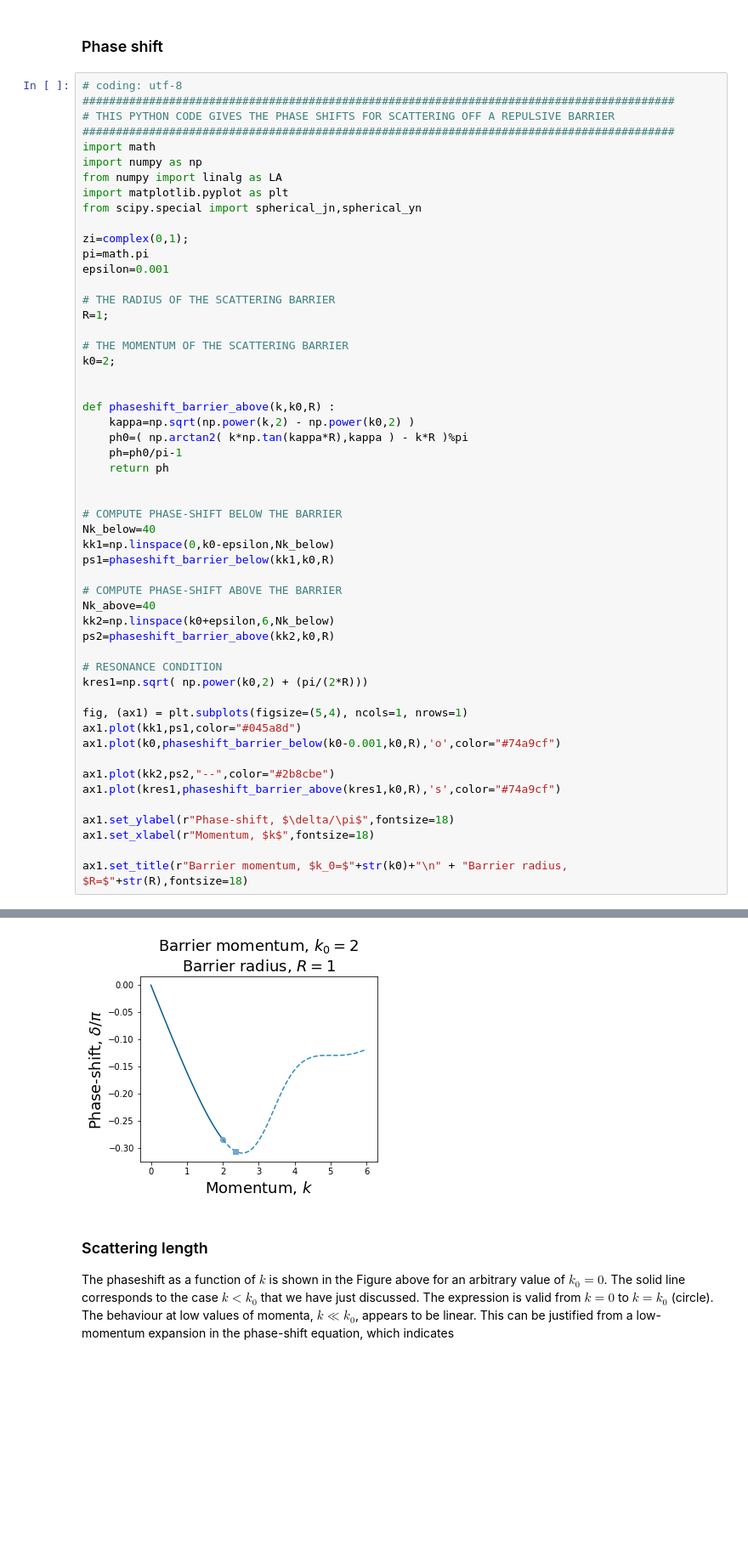
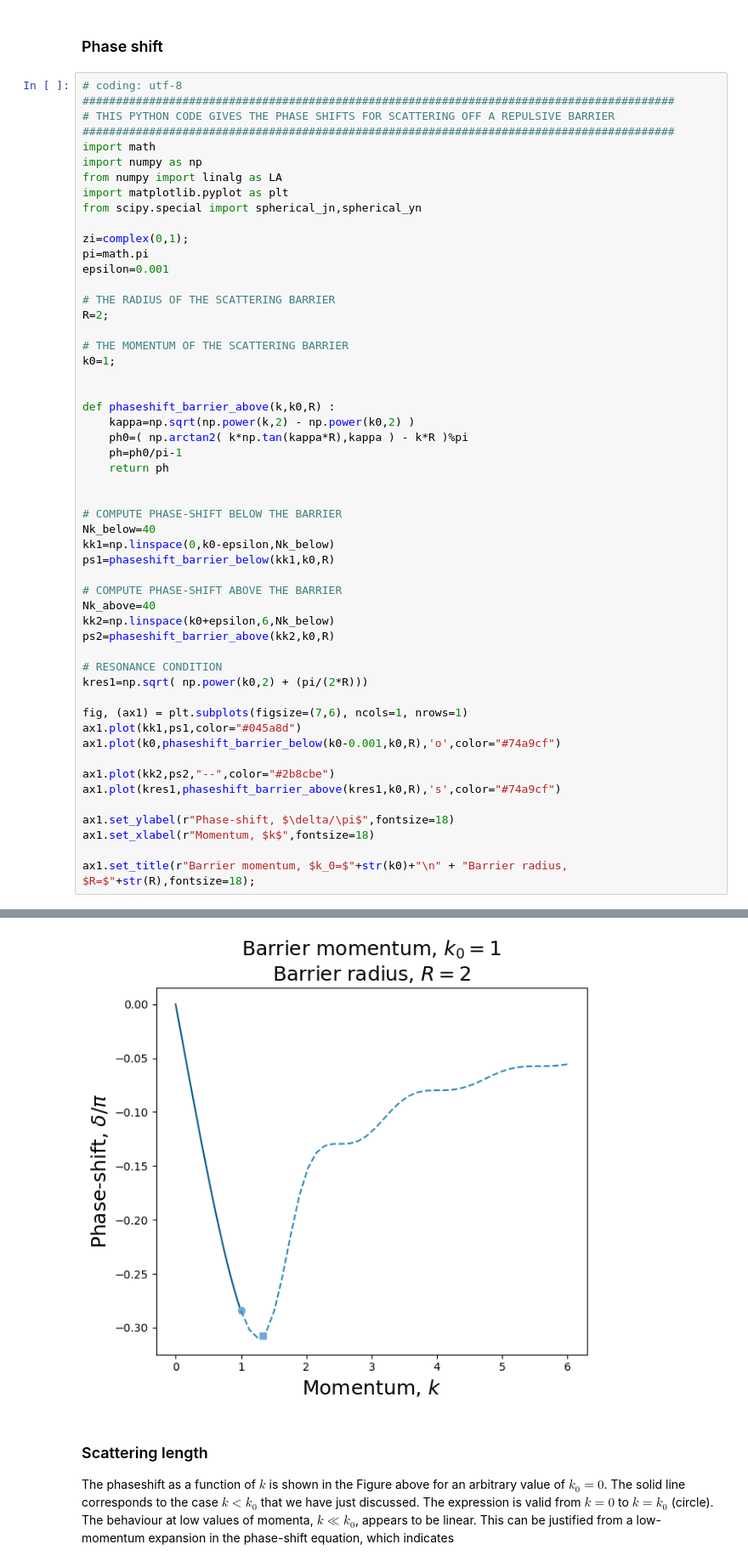
Before and after one commit to arnaurios/AdvancedQuantumMechanics, a Jupyter notebook: Scattering_spherical.ipynb, the cells around one changed output, grey strips where cells are left out. Shown at 85% size. Drawn from its saved outputs; the diff is of its cells as text; blank space fills up the shorter version.

```diff
--- a/Scattering_spherical.ipynb
+++ b/Scattering_spherical.ipynb
@@ -255,10 +259,10 @@ pi=math.pi
 epsilon=0.001
 
 # THE RADIUS OF THE SCATTERING BARRIER
-R=1;
+R=2;
 
 # THE MOMENTUM OF THE SCATTERING BARRIER
-k0=2;
+k0=1;
 
 
 def phaseshift_barrier_above(k,k0,R) :
@@ -281,7 +285,7 @@ ps2=phaseshift_barrier_above(kk2,k0,R)
 # RESONANCE CONDITION
 kres1=np.sqrt( np.power(k0,2) + (pi/(2*R)))
 
-fig, (ax1) = plt.subplots(figsize=(5,4), ncols=1, nrows=1)
+fig, (ax1) = plt.subplots(figsize=(7,6), ncols=1, nrows=1)
 ax1.plot(kk1,ps1,color="#045a8d")
 ax1.plot(k0,phaseshift_barrier_below(k0-0.001,k0,R),'o',color="#74a9cf")
 
@@ -291,5 +295,5 @@ ax1.plot(kres1,phaseshift_barrier_above(kres1,k0,R),'s',color="#74a9cf")
 ax1.set_ylabel(r"Phase-shift, $\delta/\pi$",fontsize=18)
 ax1.set_xlabel(r"Momentum, $k$",fontsize=18)
 
-ax1.set_title(r"Barrier momentum, $k_0=$"+str(k0)+"\n" + "Barrier radius, $R=$"+str(R),fontsize=18)
+ax1.set_title(r"Barrier momentum, $k_0=$"+str(k0)+"\n" + "Barrier radius, $R=$"+str(R),fontsize=18);
 # %% [output]
@@ -297,4 +300,4 @@ Text(0.5, 1.0, 'Barrier momentum, $k_0=$2\nBarrier radius, $R=$1')
-[figure, old version]
+[figure, new version]
 # %% [markdown]
 ### Scattering length
 The phaseshift as a function of $k$ is shown in the Figure above for
```
Also changed, not shown: parts of 6 cells of this notebook, 1 other file.
